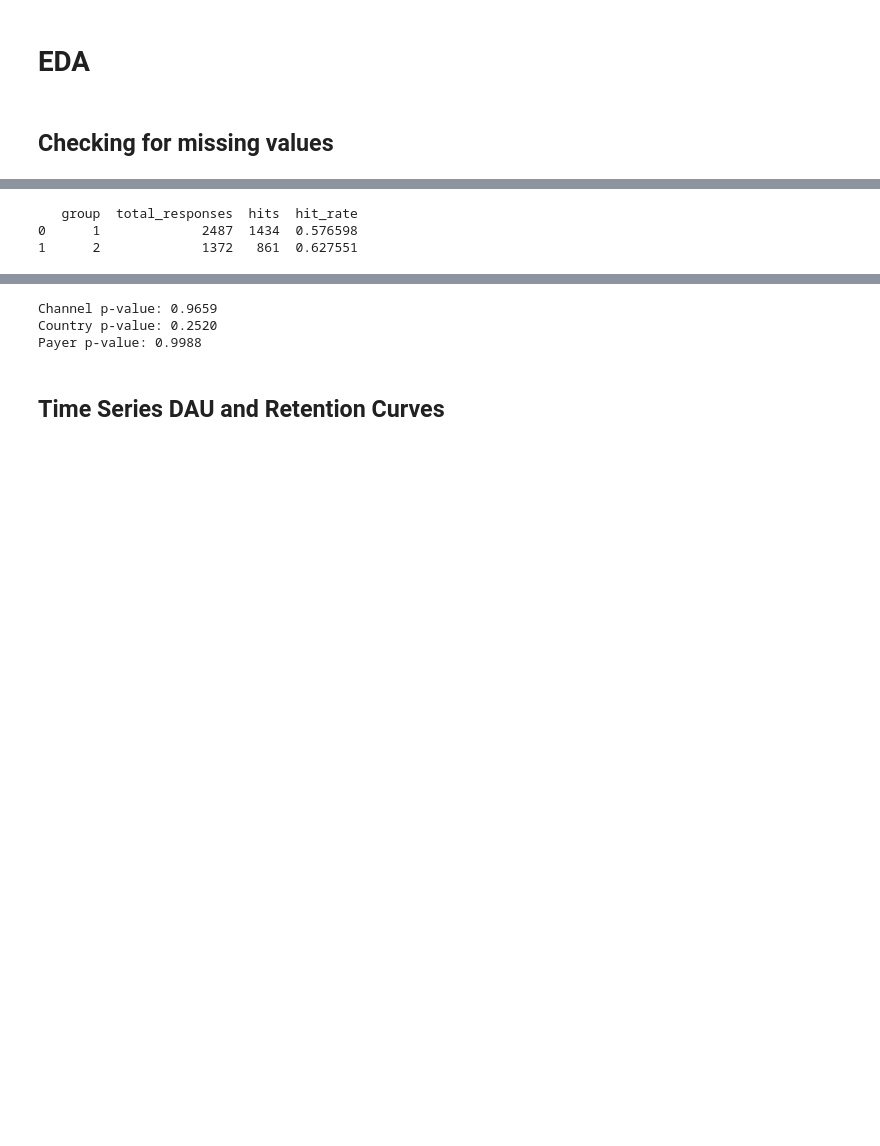
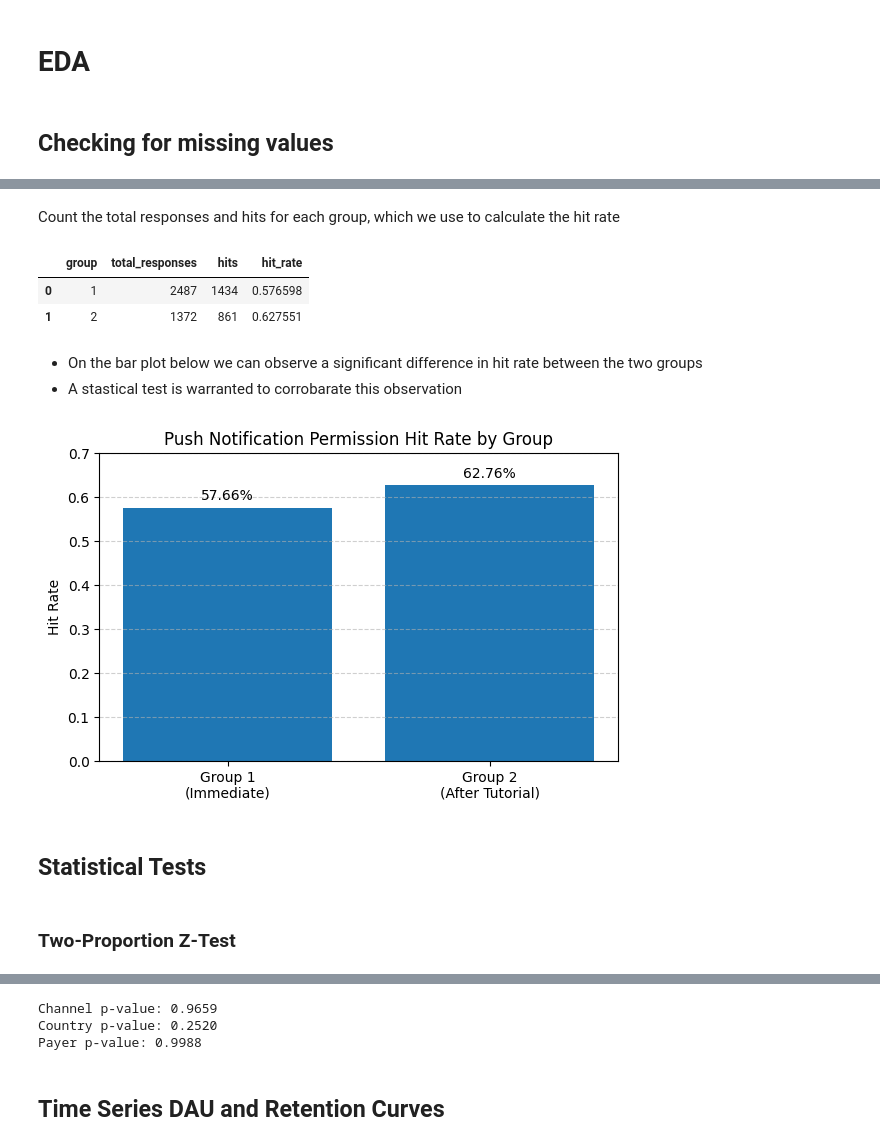
Before and after one commit to olimpijada72/A_B_testing, a Jupyter notebook: notebooks/initial_eda.ipynb, the cells around one changed output, grey strips where cells are left out. Cells and saved outputs as stored; diff of their text form; code cells hidden in the pictures; blank space fills up the shorter version.

Commit message:
update: hit rate and player retention analysis

```diff
--- a/notebooks/initial_eda.ipynb
+++ b/notebooks/initial_eda.ipynb
@@ -224,17 +230,41 @@ Length: 82, dtype: float64
 # %%
 df_not['group'] = df_not['login_id'].apply(lambda x: 1 if x % 2 == 0 else 2)
+# %% [markdown]
+Count the total responses and hits for each group, which we use to calculate the hit rate
 # %%
-
-# Step 2: Hit rate analysis
 hit_rate_summary = df_not.groupby('group')['allowed_notifications'].agg(
     total_responses='count',
     hits='sum'
 ).reset_index()
 
 hit_rate_summary['hit_rate'] = hit_rate_summary['hits'] / hit_rate_summary['total_responses']
-
-print(hit_rate_summary)
-# %% [output]
-   group  total_responses  hits  hit_rate
-0      1             2487  1434  0.576598
-1      2             1372   861  0.627551
+# %%
+hit_rate_summary.head()
+# %% [output]
+|  | group | total_responses | hits | hit_rate |
+| 0 | 1 | 2487 | 1434 | 0.576598 |
+| 1 | 2 | 1372 | 861 | 0.627551 |
+# %% [markdown]
+- On the bar plot below we can observe a significant difference in hit rate between the two groups
+- A stastical test is warranted to corrobarate this observation
+# %%
+plt.figure(figsize=(6, 4))
+bars = plt.bar(hit_rate_summary['group'], hit_rate_summary['hit_rate'])
+
+for bar, rate in zip(bars, hit_rate_summary['hit_rate']):
+    yval = bar.get_height()
+    plt.text(bar.get_x() + bar.get_width() / 2, yval + 0.01, f'{rate:.2%}', ha='center', va='bottom')
+
+plt.xticks([1, 2], ['Group 1\n(Immediate)', 'Group 2\n(After Tutorial)'])
+plt.ylabel('Hit Rate')
+plt.title('Push Notification Permission Hit Rate by Group')
+plt.ylim(0, 0.7)
+plt.grid(axis='y', linestyle='--', alpha=0.6)
+plt.tight_layout()
+plt.show()
+# %% [output]
+[figure, added]
+# %% [markdown]
+## Statistical Tests
+# %% [markdown]
+### Two-Proportion Z-Test
```
Also changed, not shown: parts of 55 cells of this notebook.
